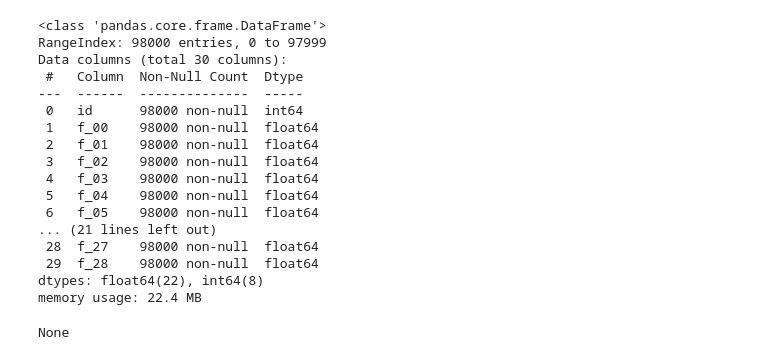
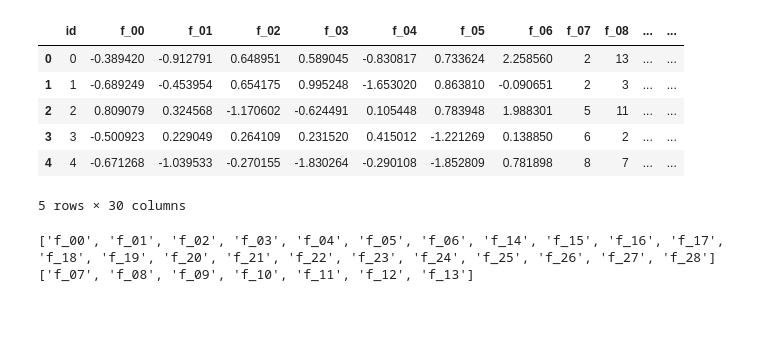
Before and after one commit to Snedecor96/Jefferson_AirSplines, a Jupyter notebook: july-playground/Data Analysis.ipynb, the cells around one changed output. Drawn from its saved outputs; the diff is of its cells as text; code cells hidden in the pictures; blank space fills up the shorter version.

```diff
--- a/july-playground/Data Analysis.ipynb
+++ b/july-playground/Data Analysis.ipynb
@@ -4,23 +5,28 @@ import numpy as np
 
 data = pd.read_csv('data.csv')
 # %%
-display(data.info())
+display(data.head())
 # %% [output]
+|  | id | f_00 | f_01 | f_02 | f_03 | f_04 | f_05 | f_06 | f_07 | f_08 | ... | ... |
+| 0 | 0 | -0.389420 | -0.912791 | 0.648951 | 0.589045 | -0.830817 | 0.733624 | 2.258560 | 2 | 13 | ... | ... |
+| 1 | 1 | -0.689249 | -0.453954 | 0.654175 | 0.995248 | -1.653020 | 0.863810 | -0.090651 | 2 | 3 | ... | ... |
+| 2 | 2 | 0.809079 | 0.324568 | -1.170602 | -0.624491 | 0.105448 | 0.783948 | 1.988301 | 5 | 11 | ... | ... |
+| 3 | 3 | -0.500923 | 0.229049 | 0.264109 | 0.231520 | 0.415012 | -1.221269 | 0.138850 | 6 | 2 | ... | ... |
+| 4 | 4 | -0.671268 | -1.039533 | -0.270155 | -1.830264 | -0.290108 | -1.852809 | 0.781898 | 8 | 7 | ... | ... |
-<class 'pandas.core.frame.DataFrame'>
-RangeIndex: 98000 entries, 0 to 97999
-Data columns (total 30 columns):
- #   Column  Non-Null Count  Dtype
----  ------  --------------  -----
- 0   id      98000 non-null  int64
- 1   f_00    98000 non-null  float64
- 2   f_01    98000 non-null  float64
- 3   f_02    98000 non-null  float64
- 4   f_03    98000 non-null  float64
- 5   f_04    98000 non-null  float64
- 6   f_05    98000 non-null  float64
-... (21 lines left out)
- 28  f_27    98000 non-null  float64
- 29  f_28    98000 non-null  float64
-dtypes: float64(22), int64(8)
-memory usage: 22.4 MB
+5 rows × 30 columns
-None
+# %%
+col_float = []
+col_int = []
+for c in data.columns:
+    if data[c].dtype == np.float64:
+        col_float.append(c)
+    elif data[c].dtype == np.int64:
+        if c != 'id':
+            col_int.append(c)
+
+
+print(col_float)
+print(col_int)
+# %% [output]
+['f_00', 'f_01', 'f_02', 'f_03', 'f_04', 'f_05', 'f_06', 'f_14', 'f_15', 'f_16', 'f_17', 'f_18', 'f_19', 'f_20', 'f_21', 'f_22', 'f_23', 'f_24', 'f_25', 'f_26', 'f_27', 'f_28']
+['f_07', 'f_08', 'f_09', 'f_10', 'f_11', 'f_12', 'f_13']
```
Also changed, not shown: parts of 5 cells of this notebook.
